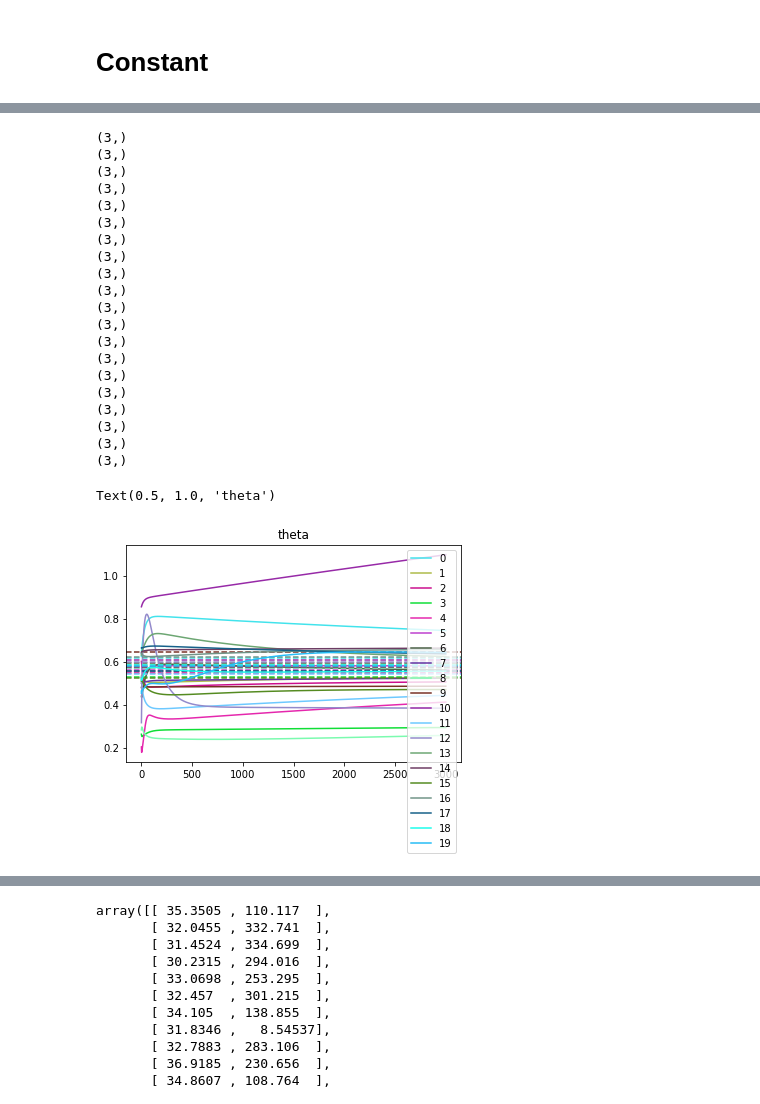
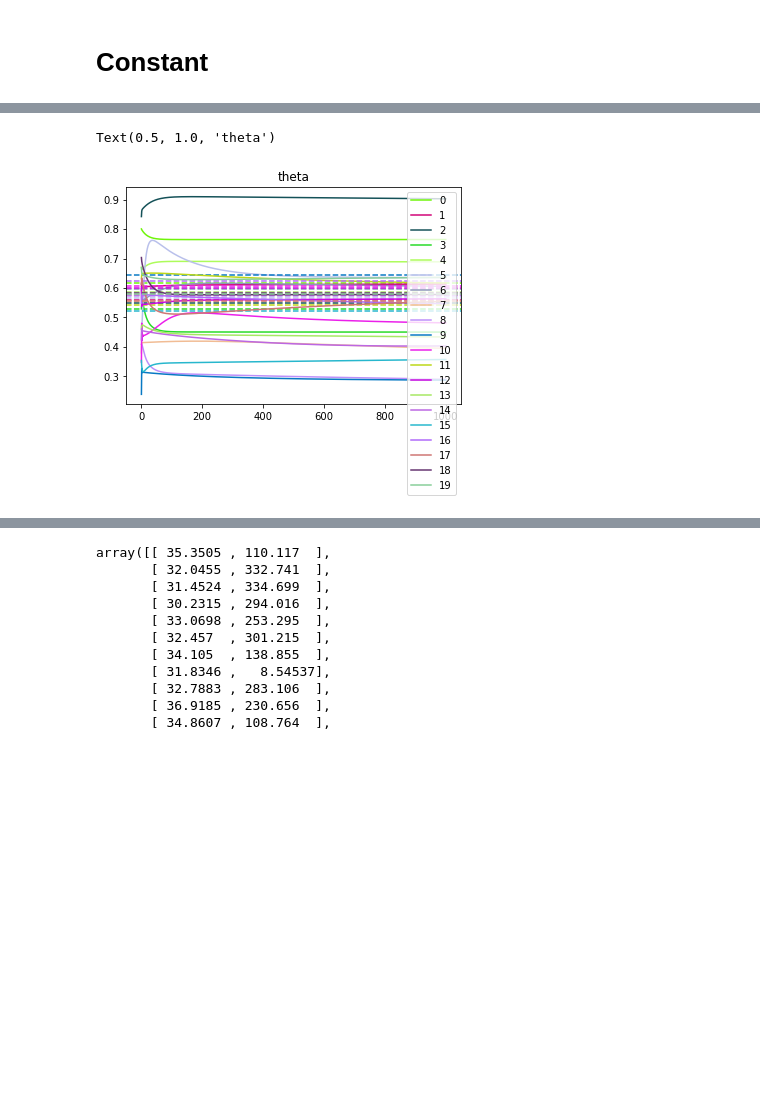
Before and after one commit to fitagdinov/Telescope_Array, a Jupyter notebook: Parameters_all/Notebooks/rewrite_reconstruction.ipynb, the cells around one changed output, grey strips where cells are left out. Drawn from its saved outputs; the diff is of its cells as text; code cells hidden in the pictures; blank space fills up the shorter version.

```diff
--- a/Parameters_all/Notebooks/rewrite_reconstruction.ipynb
+++ b/Parameters_all/Notebooks/rewrite_reconstruction.ipynb
@@ -51,7 +51,7 @@ path='../../mc_hadrons_qgs34_0010.h5'
 data_name='pr-q4-9yr'
 data=np.zeros((1,6,6,4))
 with h5py.File(path,'r') as f:
-    data=np.concatenate((data,f[data_name]['dt'][:100,:,:,3:7]))
+    data=np.concatenate((data,f[data_name]['dt'][:2000,:,:,3:7]))
     gp=f[data_name]['gp'].value
     ev_params=f[data_name]['ev_params'].value
 data=data[1:]
@@ -383,9 +437,9 @@ class Reconstruction():
                 params_list.append(params)
         return np.array(chi_list),np.array(params_list)
 # %%
-rec = Reconstruction(data[20:40],tf.float32)
+rec = Reconstruction(data[:20],tf.float32)
 # det=rec.detectors_init()
 # core=rec.core_()
 # sol = rec.place_sol()
 # sol
-chi,params=rec.optimization(3000)
+chi,params=rec.optimization(1000,alpha=0.1)
@@ -421,0 +504,6 @@ Text(0.5, 1.0, 'chi_T')
+# %%
+for i in range(0,20):
+    print(np.array(chi).shape)
+    plt.plot(params[:,i,-1],label=str(i))
+plt.legend()
+plt.title('S_X')
@@ -451,35 +562,14 @@ Text(0.5, 1.0, 't0')
 # %%
 theta_r = ev_params[20:40,2]/180*math.pi
 # %%
-for i in range(0,20):
+for i in range(20):
     c=np.random.rand(3)
-    print(c.shape)
     plt.plot(params[:,i,1],label=str(i),c=c)
     plt.axhline(y = theta_r[i], color =c, linestyle = '--')
 plt.legend()
 plt.title('theta')
 # %% [output]
-(3,)
-(3,)
-(3,)
-(3,)
-(3,)
-(3,)
-(3,)
-(3,)
-(3,)
-(3,)
-(3,)
-(3,)
-(3,)
-(3,)
-(3,)
-(3,)
-(3,)
-(3,)
-(3,)
-(3,)
+Text(0.5, 1.0, 'theta')
-Text(0.5, 1.0, 'theta')
-[figure, old version]
+[figure, new version]
 # %%
 for i in range(10):
```
Also changed, not shown: parts of 16 cells of this notebook, 1 other file.
